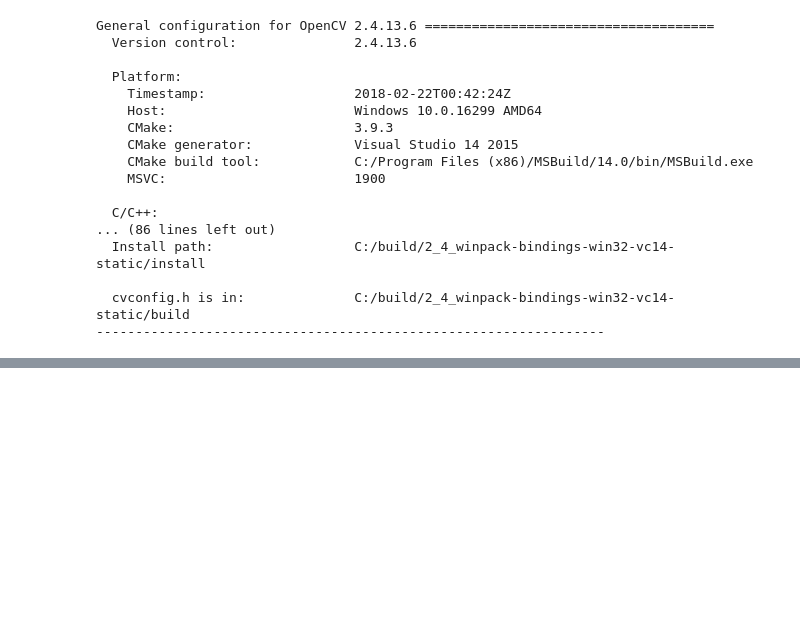
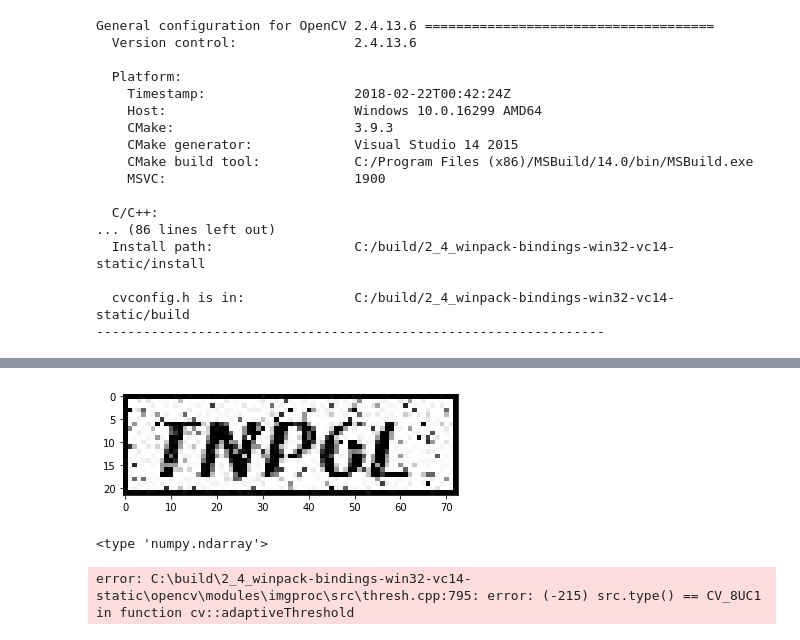
Before and after one commit to barneyElDinosaurio/base_function, a Jupyter notebook: image_detect/base_detect.ipynb, the cells around one changed output, grey strips where cells are left out. Drawn from its saved outputs; the diff is of its cells as text; code cells hidden in the pictures; blank space fills up the shorter version.

```diff
--- a/image_detect/base_detect.ipynb
+++ b/image_detect/base_detect.ipynb
@@ -93,0 +94,15 @@ plt.show()
+# %%
+img_g = cv2.imread('g.jpg')
+plt.imshow(img_g)
+plt.show()
+# %% [output]
+[figure, added]
+# %%
+# 转为黑白图
+ret,thresh = cv2.threshold(dst,127,255,cv2.THRESH_BINARY_INV)
+print(type(dst))
+thresh1 = cv2.adaptiveThreshold(img_g,255,cv2.ADAPTIVE_THRESH_MEAN_C,cv2.THRESH_BINARY,11,2)
+print(type(img_g))
+# %% [output]
+<type 'numpy.ndarray'>
+error: C:\build\2_4_winpack-bindings-win32-vc14-static\opencv\modules\imgproc\src\thresh.cpp:795: error: (-215) src.type() == CV_8UC1 in function cv::adaptiveThreshold
```
Also changed, not shown: parts of 6 cells of this notebook, 5 other files.
